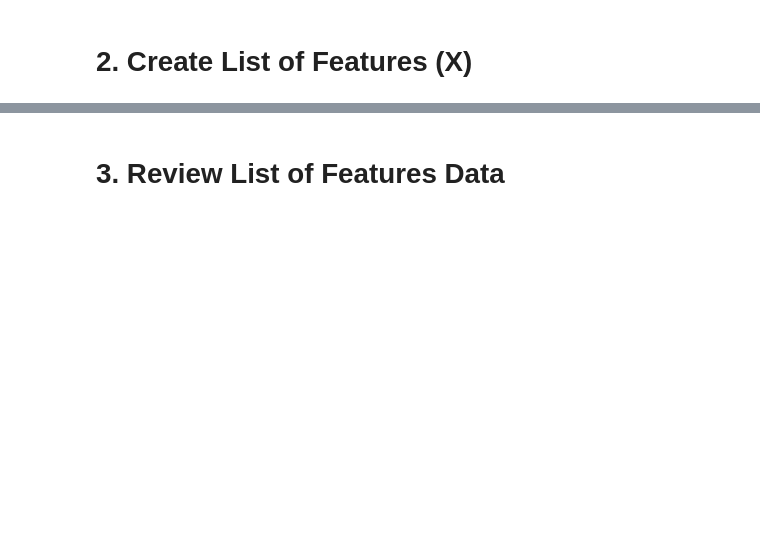
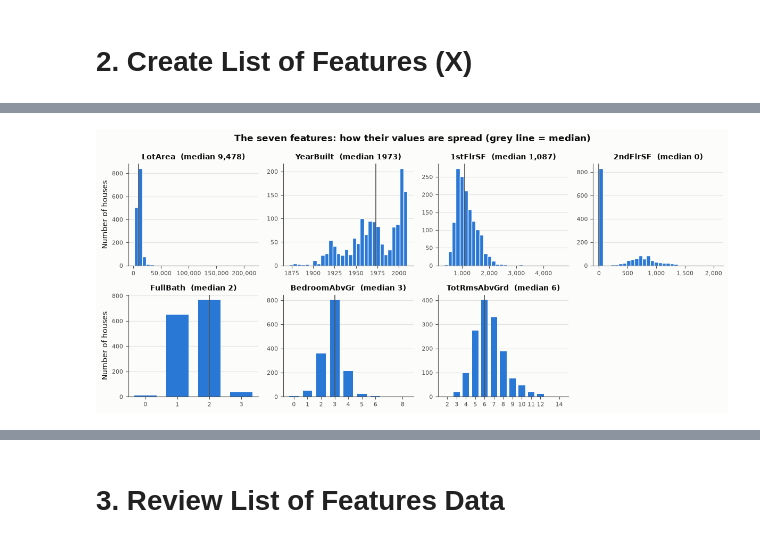
Before and after one commit to Katerina-Rusanova/Machine-Learning, a Jupyter notebook: notebooks/notebook-model-full.ipynb, the cells around one changed output, grey strips where cells are left out. Cells and saved outputs as stored; diff of their text form; code cells hidden in the pictures; blank space fills up the shorter version.

```diff
--- a/notebooks/notebook-model-full.ipynb
+++ b/notebooks/notebook-model-full.ipynb
@@ -80,0 +227,27 @@ dtype: object
+# %%
+# 2. Chart: how the values of each feature are spread
+fig, axes = plt.subplots(2, 4, figsize=(12, 5.4))
+for ax, name in zip(axes.flat, feature_names):
+    values = X[name]
+    if values.nunique() <= 15:
+        # few whole-number values: one bar per value
+        counts = values.value_counts().sort_index()
+        ax.bar(counts.index, counts.values, color=SERIES, width=0.7)
+        ax.set_xticks(counts.index)
+    else:
+        ax.hist(values, bins=30, color=SERIES, edgecolor=SURFACE, linewidth=1)
+    ax.axvline(values.median(), color=INK_2, linewidth=1.2)
+    fmt = "{:.0f}" if name == "YearBuilt" else "{:,.0f}"   # no comma in years
+    ax.set_title(f"{name}  (median {fmt.format(values.median())})", fontsize=10)
+    ax.grid(axis="x", visible=False)
+    ax.tick_params(labelsize=8)
+    ax.xaxis.set_major_formatter(lambda v, _, fmt=fmt: fmt.format(v))
+for ax in axes[:, 0]:
+    ax.set_ylabel("Number of houses")
+axes.flat[-1].axis("off")
+fig.suptitle("The seven features: how their values are spread (grey line = median)",
+             fontweight="bold")
+fig.tight_layout()
+plt.show()
+# %% [output]
+[figure, added]
```
Also changed, not shown: parts of 45 cells of this notebook.
